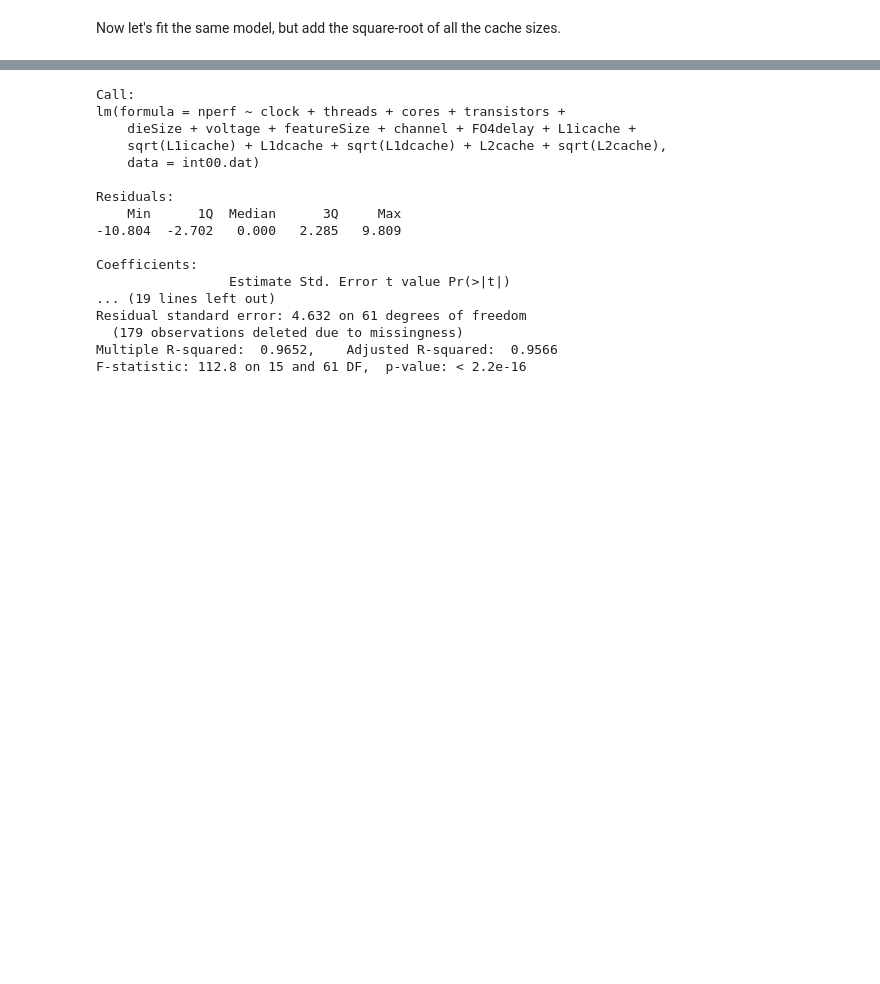
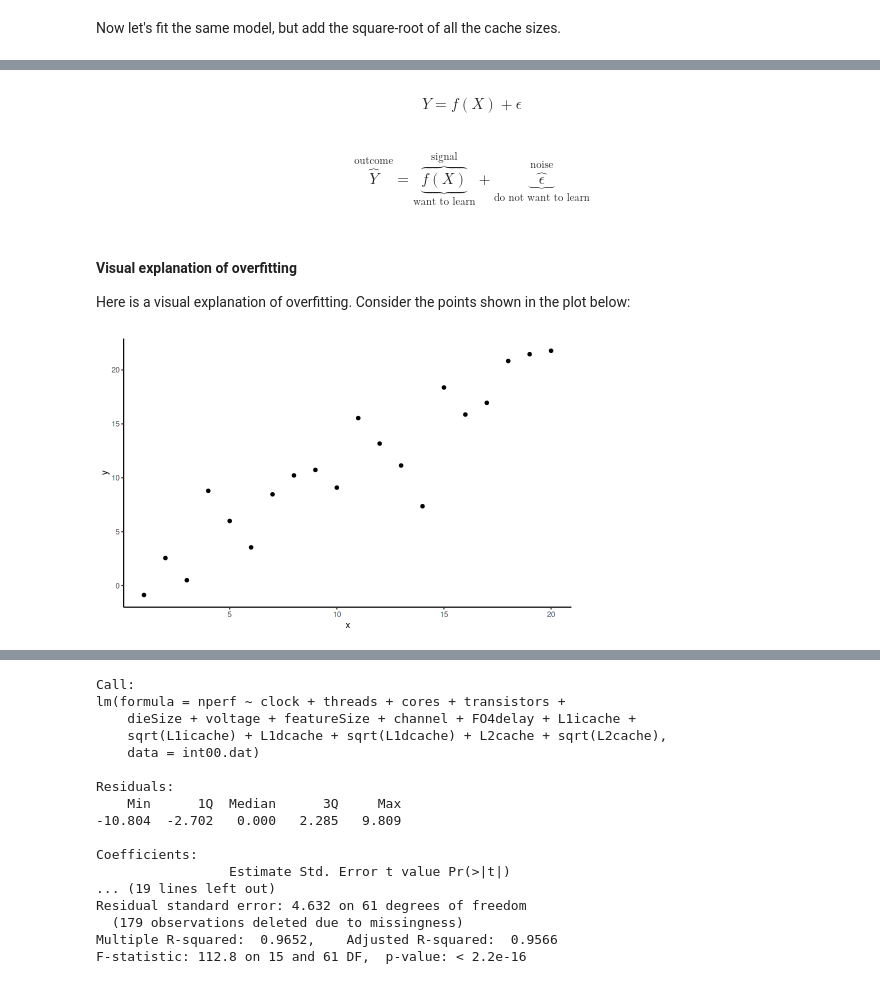
Before and after one commit to stats306/w23, a Jupyter notebook: lectures/week13/lecture19.ipynb, the cells around one changed output, grey strips where cells are left out. Cells and saved outputs as stored; diff of their text form; code cells hidden in the pictures; blank space fills up the shorter version.

```diff
--- a/lectures/week13/lecture19.ipynb
+++ b/lectures/week13/lecture19.ipynb
@@ -526,0 +609,15 @@ The above model fits the data pretty well, with an (adjusted) R-squared of 0.85.
+# %% [markdown]
+$$ Y = f(X) + \epsilon $$
+# %% [markdown]
+$$
+\overbrace{Y}^{\text{outcome}} =
+\underbrace{\overbrace{f(X)}^{\text{signal}}}_{\text{want to learn}} + \underbrace{\overbrace{\epsilon}^{\text{noise}}}_{\text{do not want to learn}}
+$$
+# %% [markdown]
+#### Visual explanation of overfitting
+Here is a visual explanation of overfitting. Consider the points shown in the plot below:
+# %%
+set.seed(1)
+(p <- tibble(x = 1:20, y = x + 3 * rnorm(n = 20)) %>% ggplot(aes(x = x, y = y)) + geom_point())
+# %% [output]
+[figure, added]
```
Also changed, not shown: parts of 26 cells of this notebook.
